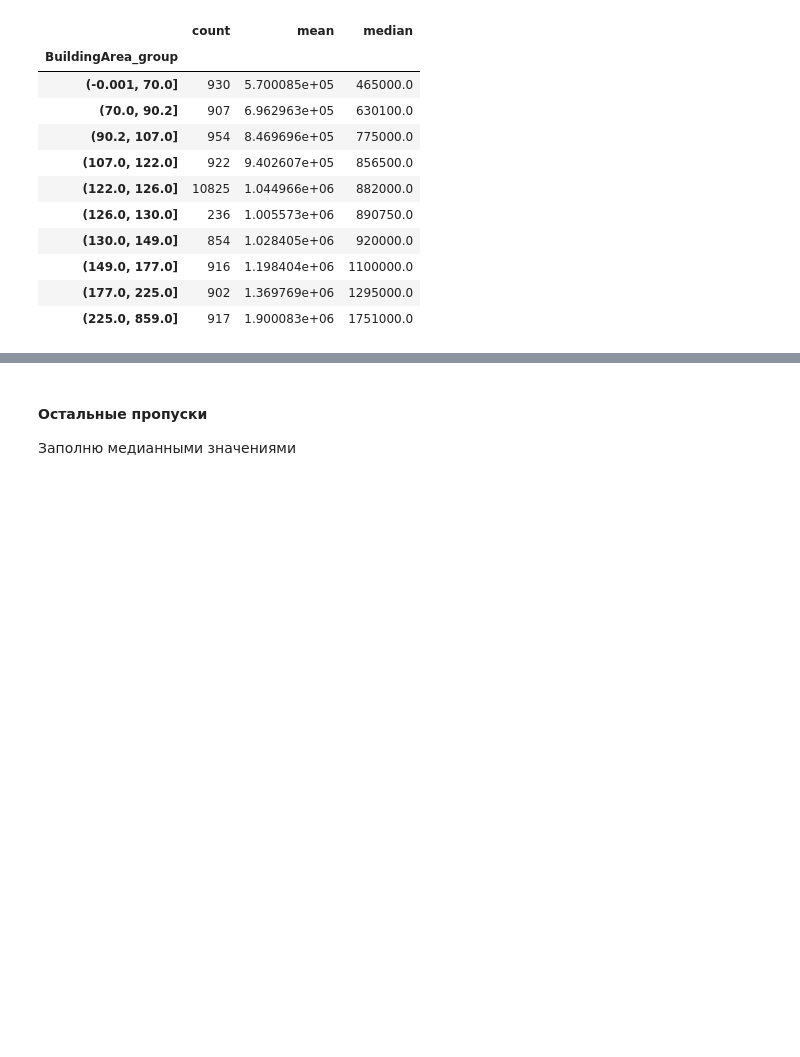
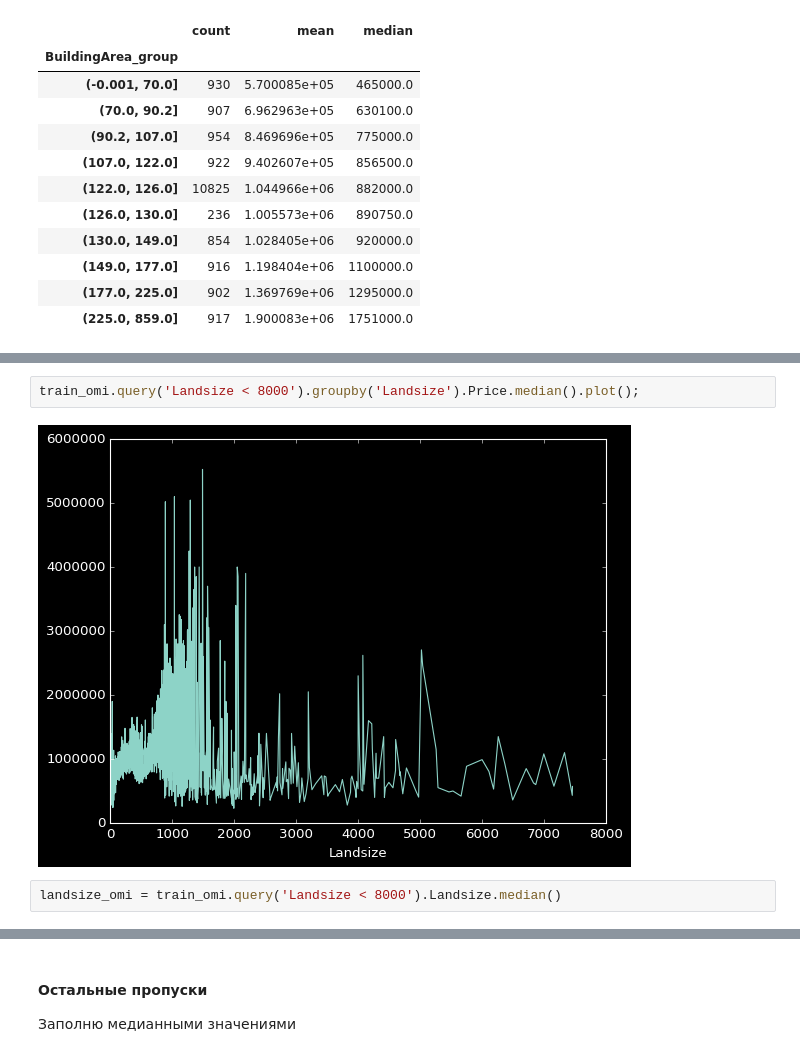
Before and after one commit to Zetis659/Data_Science_GM, a Jupyter notebook: Leopard_challenge_Regression/Leopard_challenge_Regression.ipynb, the cells around one changed output, grey strips where cells are left out. Drawn from its saved outputs; the diff is of its cells as text; blank space fills up the shorter version.

```diff
--- a/Leopard_challenge_Regression/Leopard_challenge_Regression.ipynb
+++ b/Leopard_challenge_Regression/Leopard_challenge_Regression.ipynb
@@ -861,0 +946,6 @@ train_omi.groupby('BuildingArea_group').Price.agg(['count', 'mean', 'median'])
+# %%
+train_omi.query('Landsize < 8000').groupby('Landsize').Price.median().plot();
+# %% [output]
+[figure, added]
+# %%
+landsize_omi = train_omi.query('Landsize < 8000').Landsize.median()
```
Also changed, not shown: parts of 83 cells of this notebook.
